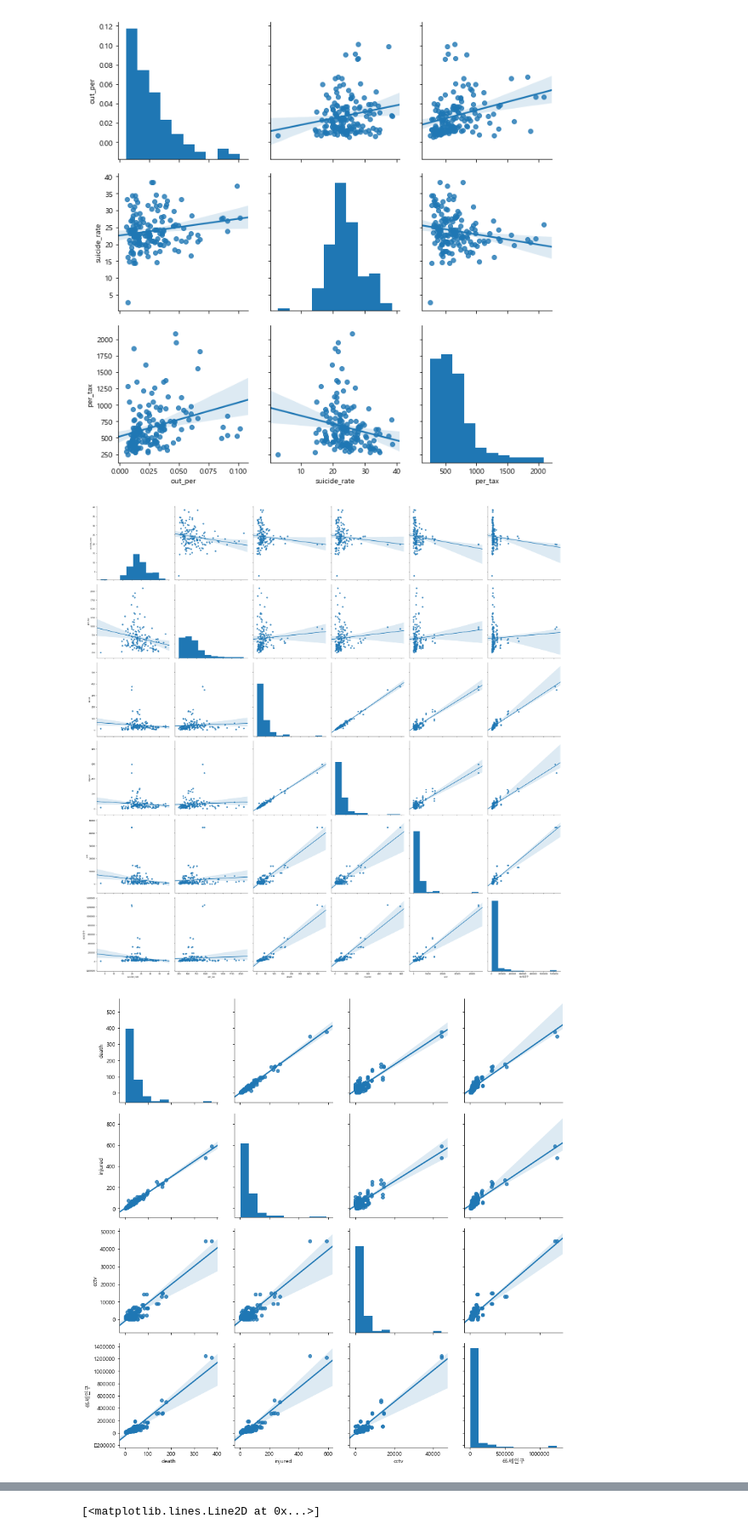
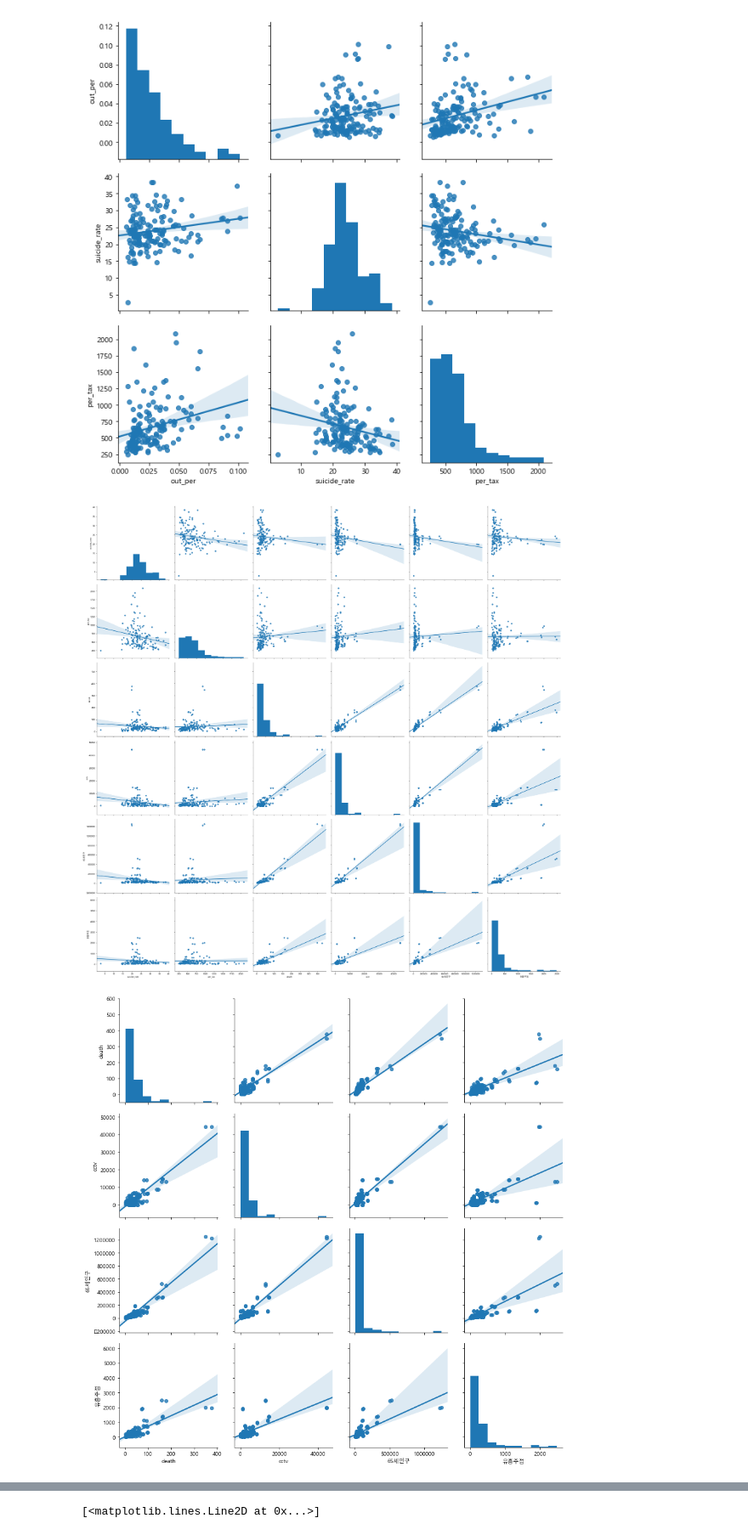
Before and after one commit to pci2676/db_pjt, a Jupyter notebook: DBP_ds.ipynb, the cells around one changed output, grey strips where cells are left out. Shown at 85% size. Drawn from its saved outputs; the diff is of its cells as text; code cells hidden in the pictures.

```diff
--- a/DBP_ds.ipynb
+++ b/DBP_ds.ipynb
@@ -633,12 +638,12 @@ plt.show()
 # %% [output]
 [figure]
 # %%
-sns.pairplot(total_data, vars=["suicide_rate", "per_tax", "death", "injured","cctv", "65세인구"], kind='reg', size=5)
+sns.pairplot(total_data, vars=["suicide_rate", "per_tax", "death","cctv", "65세인구", "유흥주점"], kind='reg', size=5)
 plt.show()
 # %% [output]
-[figure, old version]
+[figure, new version]
 # %%
-sns.pairplot(total_data, vars=["death", "injured","cctv", "65세인구"], kind='reg', size=3)
+sns.pairplot(total_data, vars=["death","cctv", "65세인구", "유흥주점"], kind='reg', size=3)
 plt.show()
 # %% [output]
-[figure, old version]
+[figure, new version]
```
Also changed, not shown: parts of 15 cells of this notebook, 6 other files.
